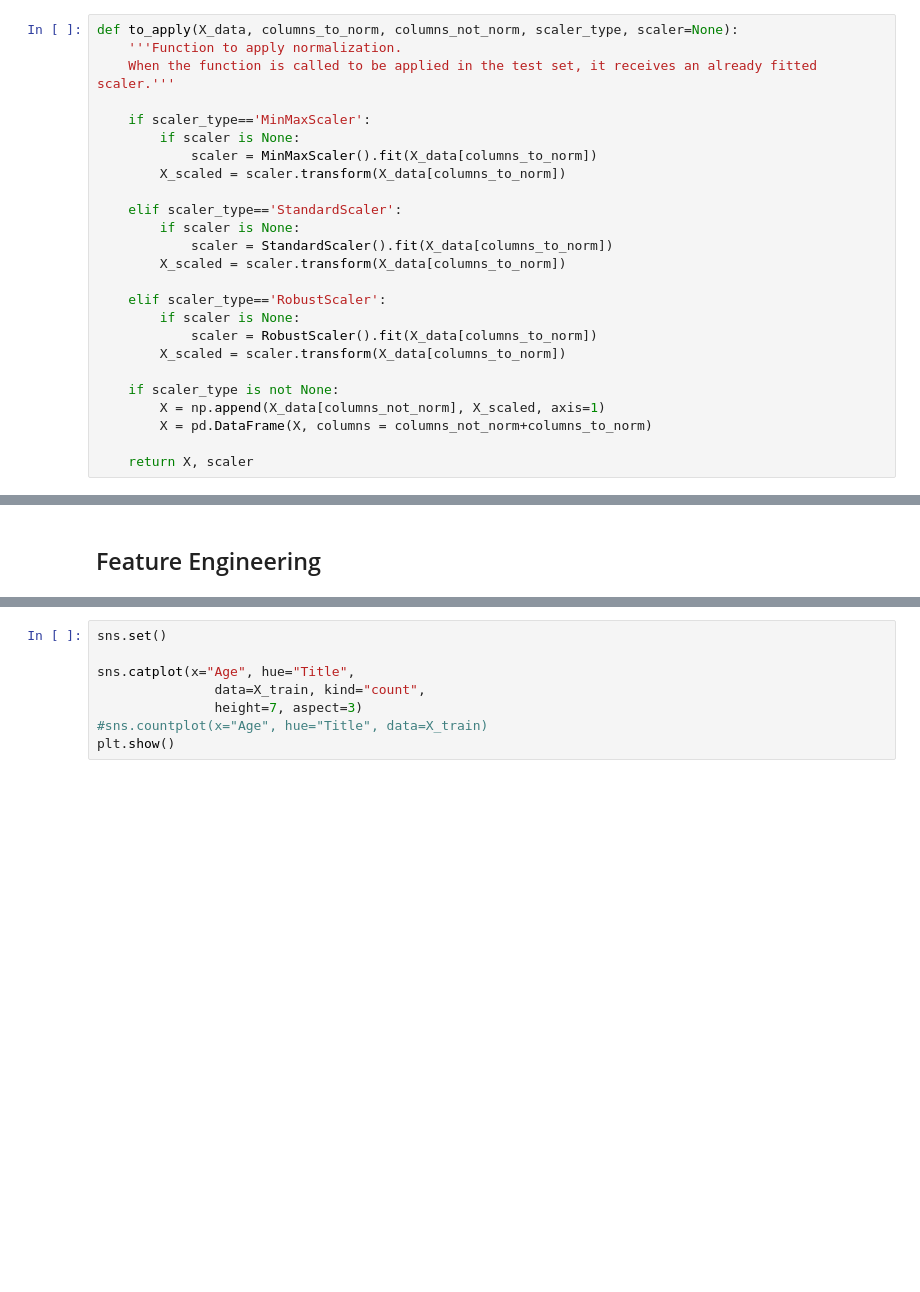
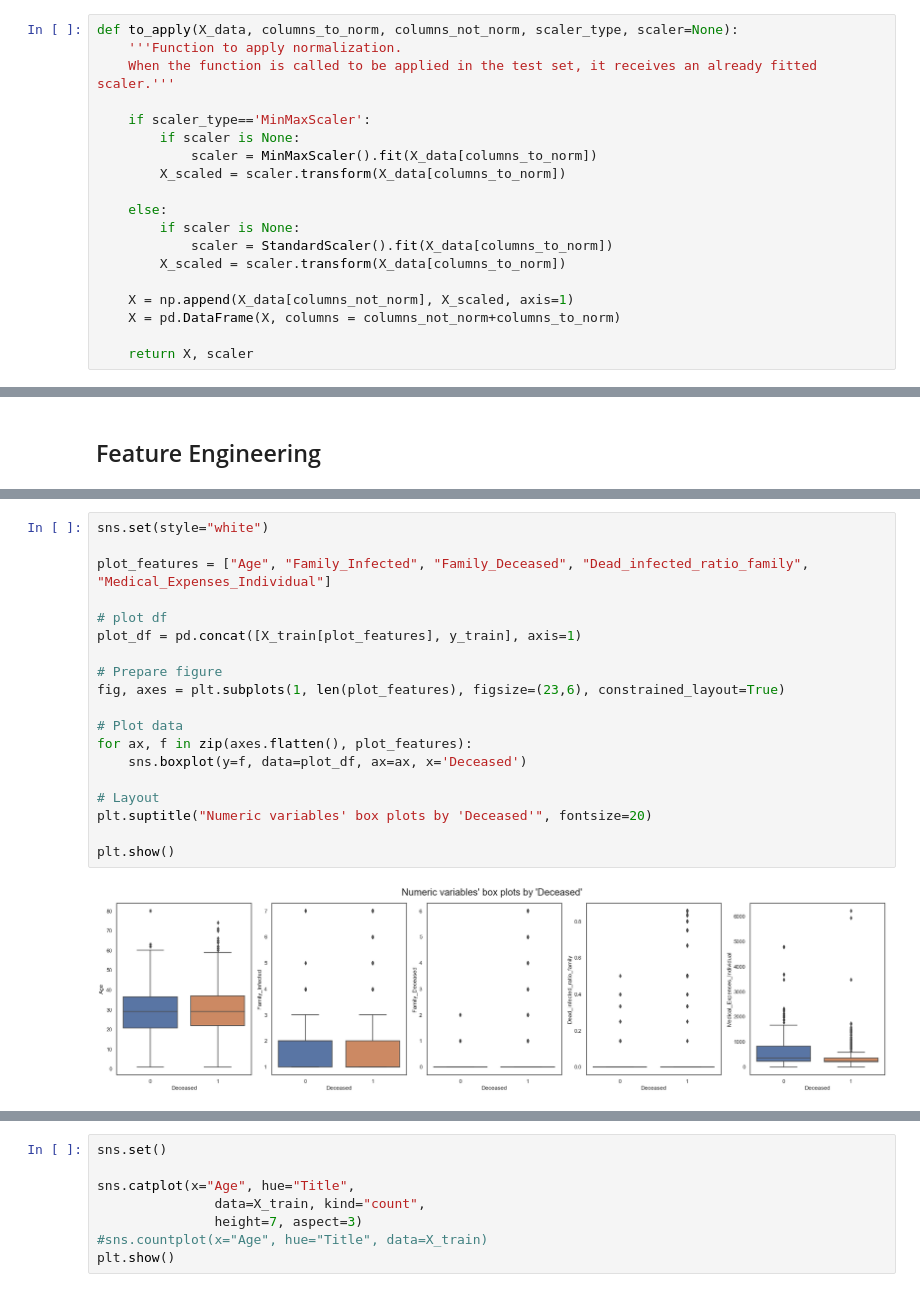
Before and after one commit to DavidSilva98/ML_project, a Jupyter notebook: group7.ipynb, the cells around one changed output, grey strips where cells are left out. Cells and saved outputs as stored; diff of their text form; blank space fills up the shorter version.

```diff
--- a/group7.ipynb
+++ b/group7.ipynb
@@ -617,19 +426,13 @@ def to_apply(X_data, columns_to_norm, columns_not_norm, scaler_type, scaler=None
             scaler = MinMaxScaler().fit(X_data[columns_to_norm])
         X_scaled = scaler.transform(X_data[columns_to_norm])
 
-    elif scaler_type=='StandardScaler':
+    else:
         if scaler is None:
             scaler = StandardScaler().fit(X_data[columns_to_norm])
         X_scaled = scaler.transform(X_data[columns_to_norm])
 
-    elif scaler_type=='RobustScaler':
-        if scaler is None:
-            scaler = RobustScaler().fit(X_data[columns_to_norm])
-        X_scaled = scaler.transform(X_data[columns_to_norm])
-
-    if scaler_type is not None:
-        X = np.append(X_data[columns_not_norm], X_scaled, axis=1)
-        X = pd.DataFrame(X, columns = columns_not_norm+columns_to_norm)
+    X = np.append(X_data[columns_not_norm], X_scaled, axis=1)
+    X = pd.DataFrame(X, columns = columns_not_norm+columns_to_norm)
 
     return X, scaler
 # %%
@@ -695,0 +507,21 @@ X_train["Dead_infected_ratio_family"]=X_train["Family_Deceased"]/X_train["Family
+# %%
+sns.set(style="white")
+
+plot_features = ["Age", "Family_Infected", "Family_Deceased", "Dead_infected_ratio_family", "Medical_Expenses_Individual"]
+
+# plot df
+plot_df = pd.concat([X_train[plot_features], y_train], axis=1)
+
+# Prepare figure
+fig, axes = plt.subplots(1, len(plot_features), figsize=(23,6), constrained_layout=True)
+
+# Plot data
+for ax, f in zip(axes.flatten(), plot_features):
+    sns.boxplot(y=f, data=plot_df, ax=ax, x='Deceased')
+
+# Layout
+plt.suptitle("Numeric variables' box plots by 'Deceased'", fontsize=20)
+
+plt.show()
+# %% [output]
+[figure, added]
```
Also changed, not shown: parts of 60 cells of this notebook.
